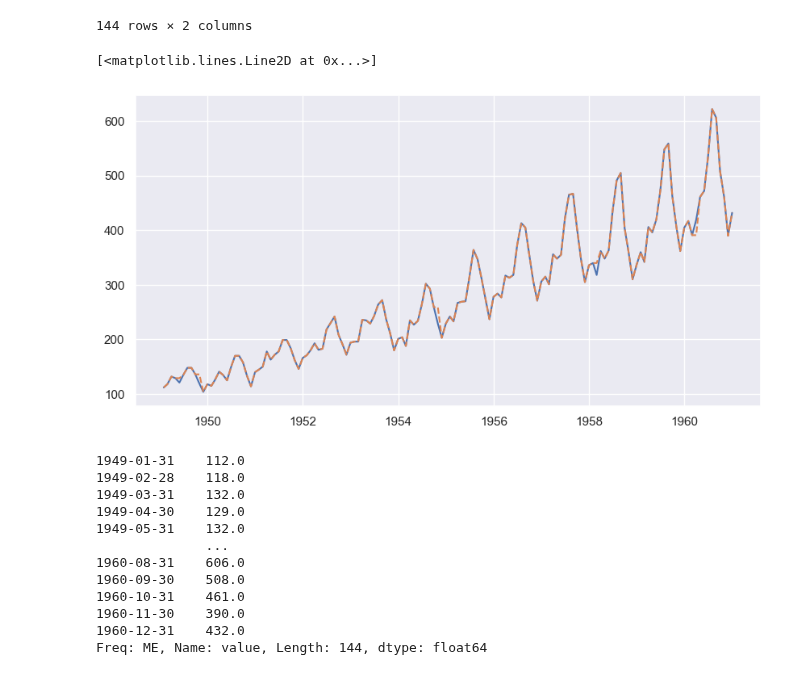
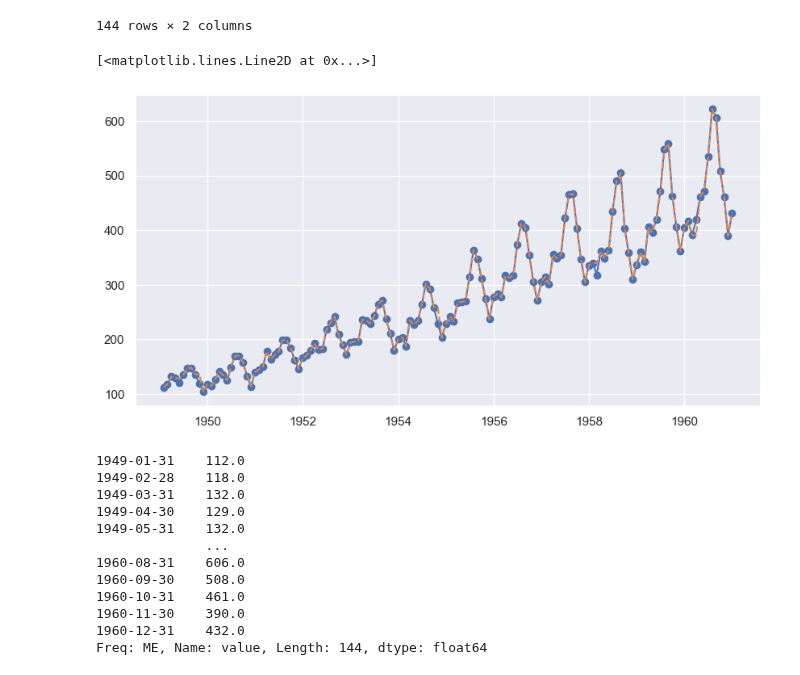
Before and after one commit to Wilsonsr/Series-de-Tiempo, a Jupyter notebook: Cuadernos Python/10_imputacion_preliminar.ipynb, the cells around one changed output. Drawn from its saved outputs; the diff is of its cells as text; code cells hidden in the pictures.

```diff
--- a/Cuadernos Python/10_imputacion_preliminar.ipynb
+++ b/Cuadernos Python/10_imputacion_preliminar.ipynb
@@ -243,11 +251,11 @@ serie_combined_locf
 144 rows × 2 columns
 # %%
 fig, ax = plt.subplots(figsize=(10, 5))
-plt.plot(serie_combined_locf['Original'], label='Original')
+plt.plot(serie_combined_locf['Original'],  label='Original', marker='o')
 plt.plot(serie_combined_locf['Imputed_LOCF'], label='Imputed', linestyle='--')
 # %% [output]
 [<matplotlib.lines.Line2D at 0x...>]
-[figure, old version]
+[figure, new version]
 # %%
 # Imputación utilizando interpolación lineal
 serie_interpolated = serie.interpolate(method='linear')
```
Also changed, not shown: parts of 1 cell of this notebook, 1 other file.
